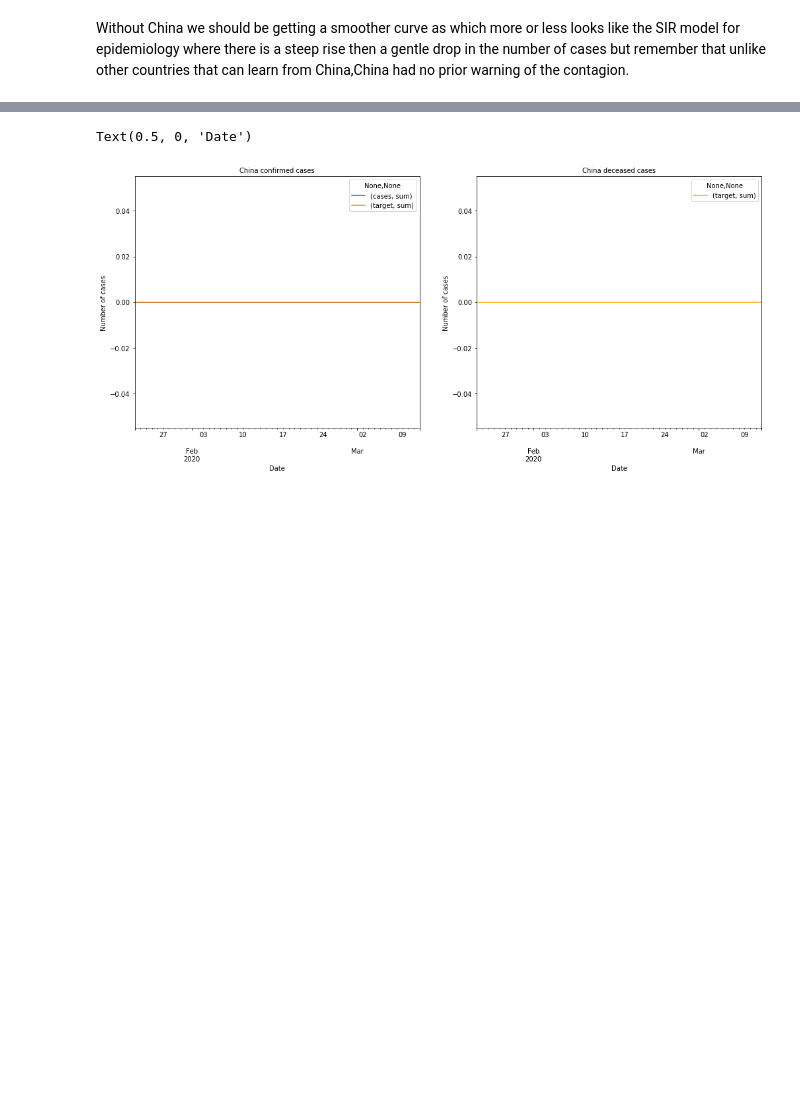
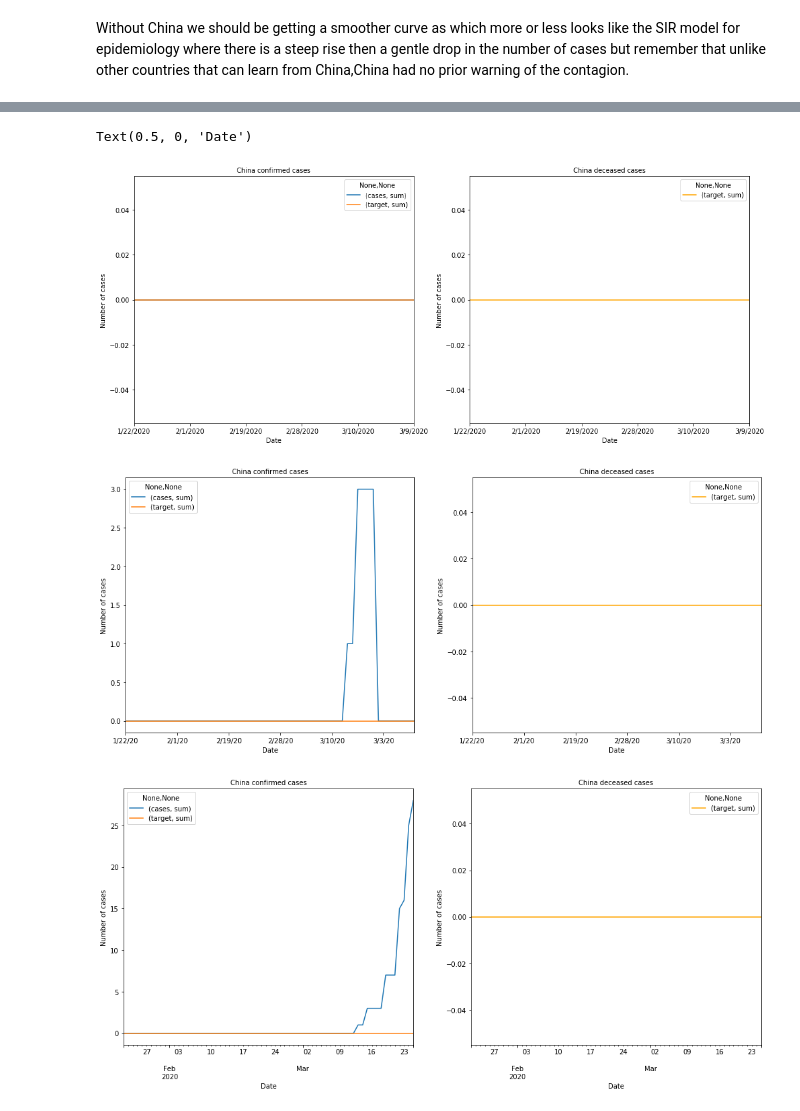
Before and after one commit to pythonfrankcc/CORONA_covid19, a Jupyter notebook: covid19CM.ipynb, the cells around one changed output, grey strips where cells are left out. Cells and saved outputs as stored; diff of their text form; code cells hidden in the pictures; blank space fills up the shorter version.

```diff
--- a/covid19CM.ipynb
+++ b/covid19CM.ipynb
@@ -73,9 +83,10 @@ memory usage: 499.8+ KB
 None
 # %%
-'''looking at the above data we can see that the date column comes out as an object(string) lets change that for sth
+'''looking at the above data2 we can see that the date column comes out as an object(string) lets change that for sth
 that is going to be easily used during EDA
 '''
 from datetime import datetime
-data['Date'] = pd.to_datetime(data['Date'], format = '%m/%d/%Y')
+#data2['Date'] = pd.to_datetime(data2['Date'], format = '%m/%d/%Y')
+data2['Date'] = pd.to_datetime(data2['Date'])
 # %%
 #lets see if the data.dtype for the date column has changed
@@ -232,18 +337,51 @@ Text(0.5, 0, 'Date')
 # %%
+#for week one
 confirmed_total_date_kenya = data[data['Territory']=='Kenya'].groupby(['Date']).agg({'cases':['sum']})
 fatalities_total_date_kenya = data[data['Territory']=='Kenya'].groupby(['Date']).agg({'target':['sum']})
 total_date_kenya = confirmed_total_date_kenya.join(fatalities_total_date_kenya)
 
 fig, (ax1, ax2) = plt.subplots(1, 2, figsize=(17,7))
 total_date_kenya.plot(ax=ax1)
 ax1.set_title("China confirmed cases", size=10)
 ax1.set_ylabel("Number of cases", size=10)
 ax1.set_xlabel("Date", size=10)
 fatalities_total_date_kenya.plot(ax=ax2, color='orange')
 ax2.set_title("China deceased cases", size=10)
 ax2.set_ylabel("Number of cases", size=10)
 ax2.set_xlabel("Date", size=10)
+
+#for week two
+confirmed_total_date_kenya = data1[data1['Territory']=='Kenya'].groupby(['Date']).agg({'cases':['sum']})
+fatalities_total_date_kenya = data1[data1['Territory']=='Kenya'].groupby(['Date']).agg({'target':['sum']})
+total_date_kenya = confirmed_total_date_kenya.join(fatalities_total_date_kenya)
+
+fig, (ax1, ax2) = plt.subplots(1, 2, figsize=(17,7))
+total_date_kenya.plot(ax=ax1)
+ax1.set_title("China confirmed cases", size=10)
+ax1.set_ylabel("Number of cases", size=10)
+ax1.set_xlabel("Date", size=10)
+fatalities_total_date_kenya.plot(ax=ax2, color='orange')
+ax2.set_title("China deceased cases", size=10)
+ax2.set_ylabel("Number of cases", size=10)
+ax2.set_xlabel("Date", size=10)
+
+#for week 3
+confirmed_total_date_kenya = data2[data2['Territory']=='Kenya'].groupby(['Date']).agg({'cases':['sum']})
+fatalities_total_date_kenya = data2[data2['Territory']=='Kenya'].groupby(['Date']).agg({'target':['sum']})
+total_date_kenya = confirmed_total_date_kenya.join(fatalities_total_date_kenya)
+
+fig, (ax1, ax2) = plt.subplots(1, 2, figsize=(17,7))
+total_date_kenya.plot(ax=ax1)
+ax1.set_title("China confirmed cases", size=10)
+ax1.set_ylabel("Number of cases", size=10)
+ax1.set_xlabel("Date", size=10)
+fatalities_total_date_kenya.plot(ax=ax2, color='orange')
+ax2.set_title("China deceased cases", size=10)
+ax2.set_ylabel("Number of cases", size=10)
+ax2.set_xlabel("Date", size=10)
 # %% [output]
 Text(0.5, 0, 'Date')
-[figure, old version]
+[figure, new version]
+[figure, added]
+[figure, added]
 # %%
```
Also changed, not shown: parts of 51 cells of this notebook, 1 other file.
